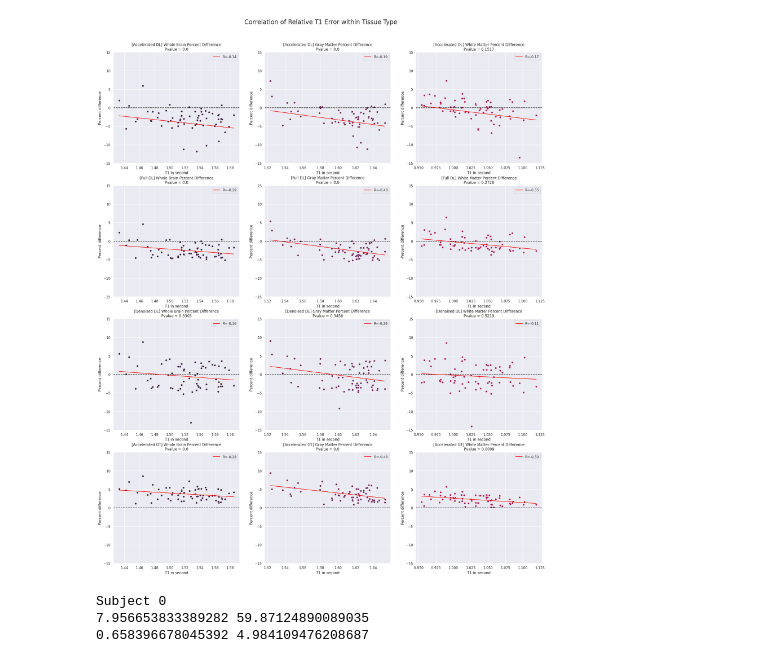
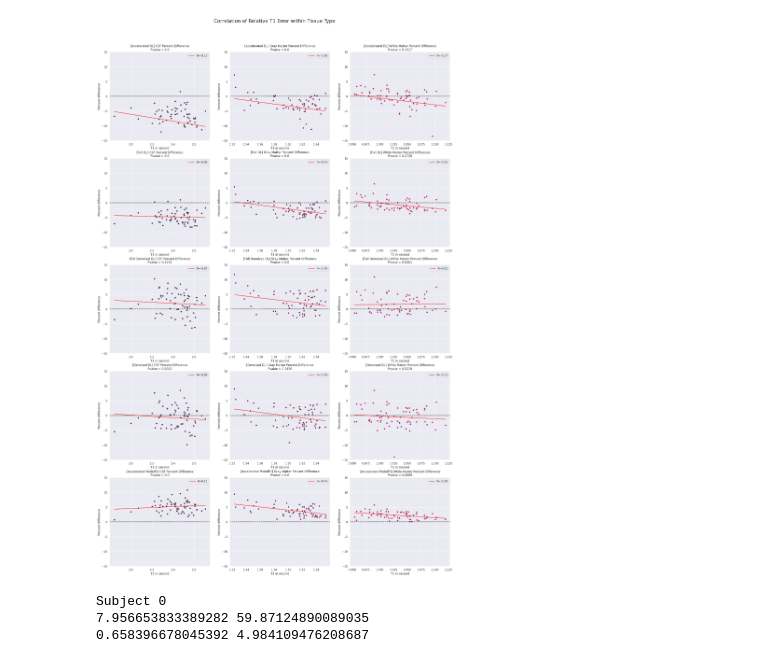
Before and after one commit to 2aron-chen/Skunkworks, a Jupyter notebook: evaluation/evaluation.ipynb, the cells around one changed output. Cells and saved outputs as stored; diff of their text form; code cells hidden in the pictures.

```diff
--- a/evaluation/evaluation.ipynb
+++ b/evaluation/evaluation.ipynb
@@ -18,6 +18,8 @@ def readT1(file):
         return np.load(file)[0]
     elif file.endswith(".nii"):
         return np.transpose(nib.load(file).get_fdata())/1000
+    elif file.endswith(".dat"):
+        return np.fromfile(file, dtype=np.float32).reshape(256,256,256)/1000
     else:
         return None
 
@@ -25,8 +27,10 @@ dataset = {
     "pred":{
         "Accelerated DL" : sorted(glob("/study/mrphys/skunkworks/kk/T1/T1_2min_*.npy")) ,
         "Full DL": sorted(glob("/study/mrphys/skunkworks/kk/T1/T1_gt_*.npy")),
-        "Denoised DL": sorted([file for file in glob("/study/mrphys/skunkworks/kk/T1/T1_*.npy") if (not(file in T1_9min_dl_list_path) and not(file in T1_2min_dl_list_path))]),
-        "Accelerated GT" : sorted(glob("/study/mrphys/skunkworks/training_data/mover01/*/processed_data/acc_2min/T1_3_tv.nii"))
+        "Full Denoised DL": sorted(glob("/study/mrphys/skunkworks/kk/T1/T1_9min_denoised_*.npy")),
+        "Denoised DL": sorted([file for file in glob("/study/mrphys/skunkworks/kk/T1/T1_*.npy") if len(file.split("_"))==2]),
+        "Accelerated ModelFit" : sorted(glob("/study/mrphys/skunkworks/training_data/mover01/*/processed_data/acc_2min/T1_3_tv.nii")),
+        #"Denoised ModelFit": sorted(glob("/scratch/mrphys/denoised/*/T1_3.dat"))
     },
     "true": sorted(glob("/study/mrphys/skunkworks/training_data/mover01/*/processed_data/T1_3_tv.nii")),
     "mask": sorted(glob('/scratch/mrphys/masks/*')),
@@ -42,7 +46,7 @@ def emptyDict(dataset=dataset):
     return dictionary
 # %%
 T1Dict = {
-    "Whole Brain" : emptyDict(),
+    "CSF" : emptyDict(),
     "Gray Matter" : emptyDict(),
     "White Matter" : emptyDict(),
 }
@@ -50,42 +54,44 @@ T1Dict = {
 for i in tqdm(range(len(dataset["true"]))):
     ground_truth = readT1(dataset["true"][i])
     mask = np.load(dataset["mask"][i])
-    T1Dict["Whole Brain"]["true"].append(np.mean(ground_truth[mask!=0]))
+    T1Dict["CSF"]["true"].append(np.mean(ground_truth[mask==1]))
     T1Dict["Gray Matter"]["true"].append(np.mean(ground_truth[mask==2]))
     T1Dict["White Matter"]["true"].append(np.mean(ground_truth[mask==3]))
     for pred in dataset["pred"].keys():
         predictions = readT1(dataset["pred"][pred][i])
-        T1Dict["Whole Brain"]["pred"][pred].append(np.mean(predictions[mask!=0]))
+        T1Dict["CSF"]["pred"][pred].append(np.mean(predictions[mask==1]))
         T1Dict["Gray Matter"]["pred"][pred].append(np.mean(predictions[mask==2]))
         T1Dict["White Matter"]["pred"][pred].append(np.mean(predictions[mask==3]))
 # %%
 n = len(emptyDict()["pred"].keys())
 
 fig, ax = plt.subplots(n, 3, figsize=(25, int(23*n/3)))
 colors = sns.color_palette("rocket")
 
 for i, name in enumerate(T1Dict.keys()):
 
     true = T1Dict[name]["true"]
 
     for j, scantype in enumerate(T1Dict[name]["pred"].keys()):
 
         pred = T1Dict[name]["pred"][scantype]
+        if scantype == "Denoised ModelFit":
+            pred = np.array(pred)/1000
         percent_dif = 100*(np.array(pred)-np.array(true))/np.array(true)
         m, c, r, p, std_err = scipy.stats.linregress(true, percent_dif)
         x = np.linspace(np.min(true), np.max(true), 100)
         y = m*x+c
 
         ax[j,i].axhline(0, linestyle="--", color='black')
         ax[j,i].set_title(f'[{scantype}] {name} Percent Difference\nPvalue = {round(scipy.stats.f_oneway(pred, true)[1], 4)}')
         sns.scatterplot(ax=ax[j,i], x=true, y=percent_dif, color=colors[i])
         ax[j,i].set_xlabel('T1 in second')
         ax[j,i].set_ylabel('Percent difference')
         ax[j,i].set_ylim([-15, 15])
         ax[j,i].plot(x, y, color = 'red', label=f'R={round(r, 2)}')
         ax[j,i].legend()
 
 fig.suptitle("Correlation of Relative T1 Error within Tissue Type", fontsize=20, y=0.93)
 plt.show()
 # %% [output]
-[figure, old version]
+[figure, new version]
```
Also changed, not shown: parts of 1 cell of this notebook, 11 other files.
